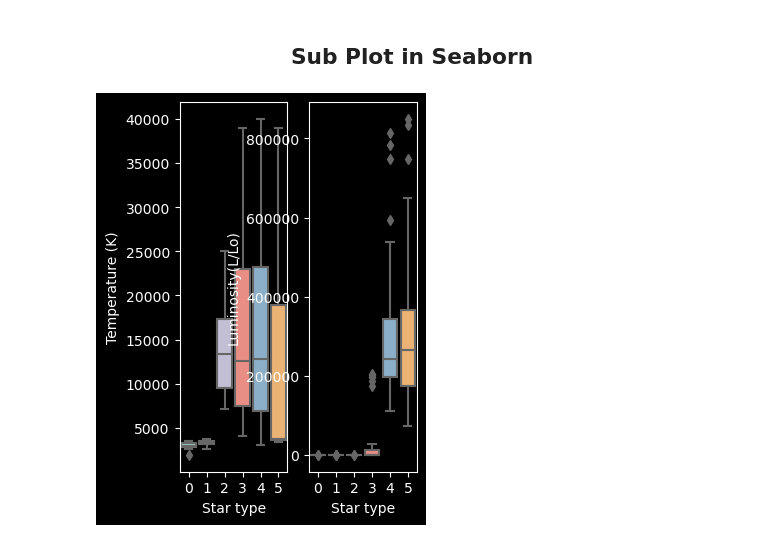
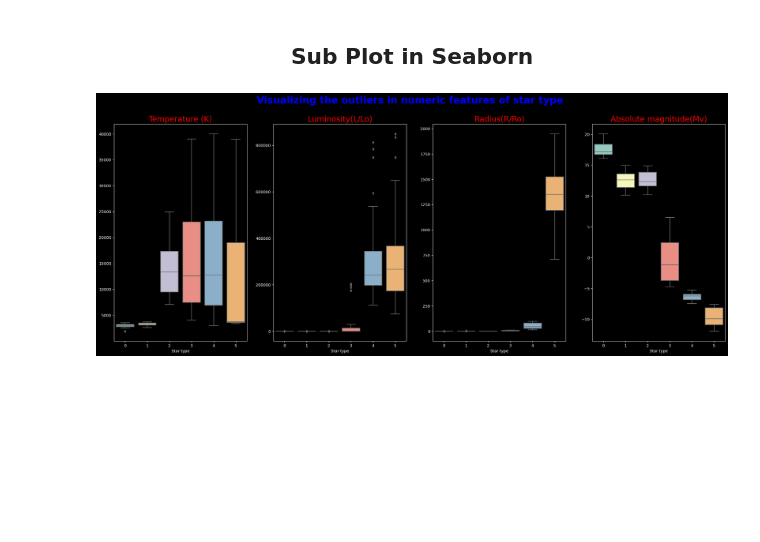
Before and after one commit to waseemofficial/Astronomical-Data-Analysis, a Jupyter notebook: Data_visualization.ipynb, the cells around one changed output. Drawn from its saved outputs; the diff is of its cells as text; code cells hidden in the pictures; blank space fills up the shorter version.

```diff
--- a/Data_visualization.ipynb
+++ b/Data_visualization.ipynb
@@ -96,11 +96,25 @@ plt.show()
 [figure]
 # %% [markdown]
 ## <center> Sub Plot in Seaborn
-# %%
-plt.subplot(1,4,1)
-sns.boxplot(x=aus_df["Star type"],y=aus_df.iloc[:,0])
-plt.subplot(1,4,2)
-sns.boxplot(x=aus_df["Star type"],y=aus_df.iloc[:,1])
-plt.show()
-# %% [output]
-[figure, removed]
+# %%
+plt.figure(figsize=(28,10))
+plt.suptitle("Visualizing the outliers in numeric features of star type",color="blue",fontsize=25,weight="bold")
+for i in range(4):
+    plt.subplot(1,4,i+1)
+    sns.boxplot(x=aus_df["Star type"],y=aus_df.iloc[:,i])
+    plt.title(aus_df.columns[i],color="red",fontsize=20)
+    plt.ylabel("")
+
+# plt.subplot(1,4,1)
+# sns.boxplot(x=aus_df["Star type"],y=aus_df.iloc[:,0])
+# plt.subplot(1,4,2)
+
+# sns.boxplot(x=aus_df["Star type"],y=aus_df.iloc[:,1])
+# plt.subplot(1,4,3)
+# sns.boxplot(x=aus_df["Star type"],y=aus_df.iloc[:,2])
+# plt.subplot(1,4,4)
+# sns.boxplot(x=aus_df["Star type"],y=aus_df.iloc[:,3])
+# plt.show()
+plt.savefig(base_der+"boxplot_star_type.png")
+# %% [output]
+[figure, added]
```
Also changed, not shown: parts of 7 cells of this notebook, 2 other files.
